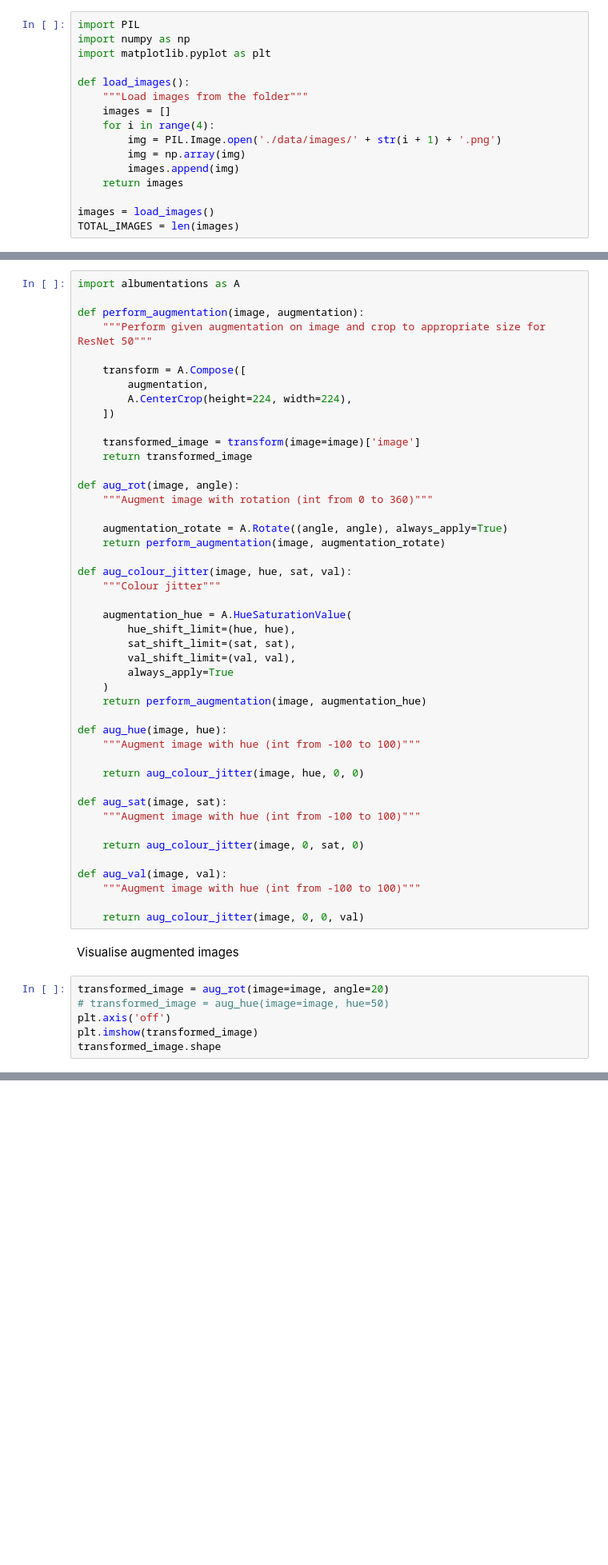
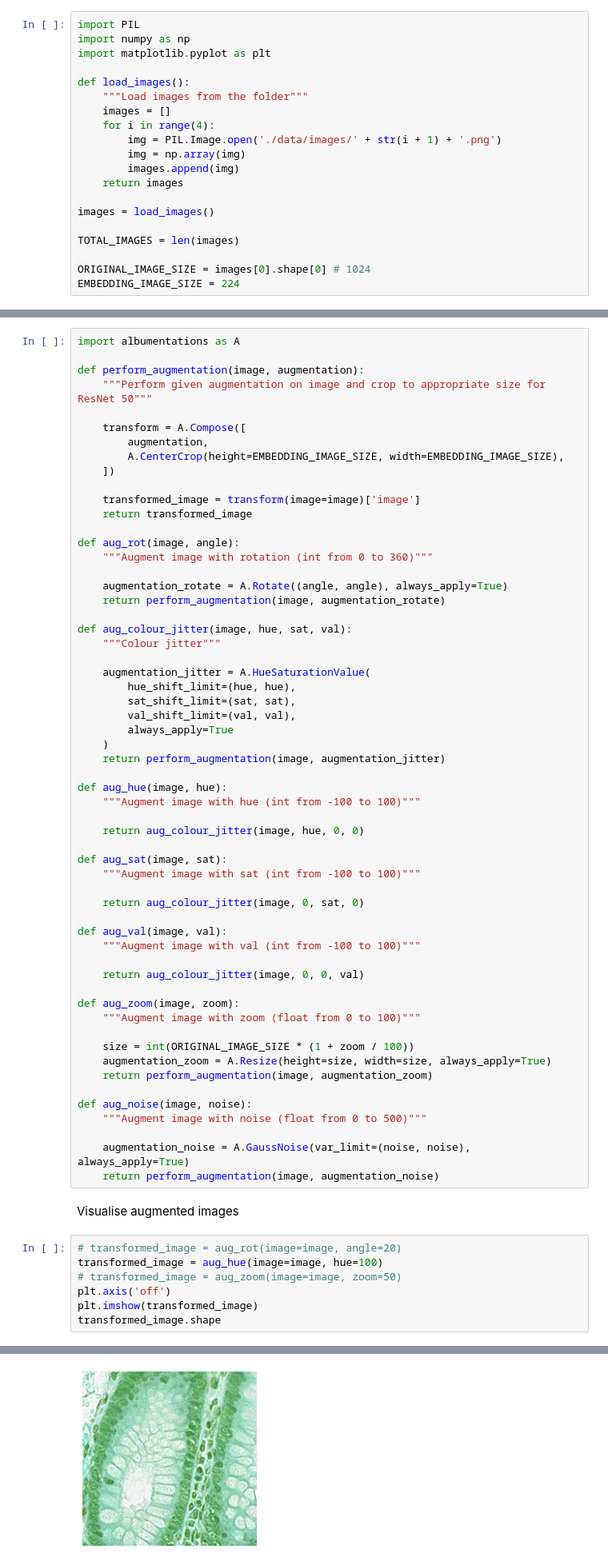
Before and after one commit to leandervaneekelen/emb-augmenter, a Jupyter notebook: experiment/neural_net.ipynb, the cells around one changed output, grey strips where cells are left out. Shown at 80% size. Saved outputs shown, nothing was run; the diff lists cells and outputs as text; blank space fills up the shorter version.

```diff
--- a/experiment/neural_net.ipynb
+++ b/experiment/neural_net.ipynb
@@ -17,7 +17,11 @@ def load_images():
     return images
 
 images = load_images()
+
 TOTAL_IMAGES = len(images)
+
+ORIGINAL_IMAGE_SIZE = images[0].shape[0] # 1024
+EMBEDDING_IMAGE_SIZE = 224
 # %% [markdown]
 Visualise images
 # %%
@@ -38,7 +45,7 @@ def perform_augmentation(image, augmentation):
 
     transform = A.Compose([
         augmentation,
-        A.CenterCrop(height=224, width=224),
+        A.CenterCrop(height=EMBEDDING_IMAGE_SIZE, width=EMBEDDING_IMAGE_SIZE),
     ])
 
     transformed_image = transform(image=image)['image']
@@ -53,13 +60,13 @@ def aug_rot(image, angle):
 def aug_colour_jitter(image, hue, sat, val):
     """Colour jitter"""
 
-    augmentation_hue = A.HueSaturationValue(
+    augmentation_jitter = A.HueSaturationValue(
         hue_shift_limit=(hue, hue),
         sat_shift_limit=(sat, sat),
         val_shift_limit=(val, val),
         always_apply=True
     )
-    return perform_augmentation(image, augmentation_hue)
+    return perform_augmentation(image, augmentation_jitter)
 
 def aug_hue(image, hue):
     """Augment image with hue (int from -100 to 100)"""
@@ -67,19 +74,34 @@ def aug_hue(image, hue):
     return aug_colour_jitter(image, hue, 0, 0)
 
 def aug_sat(image, sat):
-    """Augment image with hue (int from -100 to 100)"""
+    """Augment image with sat (int from -100 to 100)"""
 
     return aug_colour_jitter(image, 0, sat, 0)
 
 def aug_val(image, val):
-    """Augment image with hue (int from -100 to 100)"""
+    """Augment image with val (int from -100 to 100)"""
 
     return aug_colour_jitter(image, 0, 0, val)
+
+def aug_zoom(image, zoom):
+    """Augment image with zoom (float from 0 to 100)"""
+
+    size = int(ORIGINAL_IMAGE_SIZE * (1 + zoom / 100))
+    augmentation_zoom = A.Resize(height=size, width=size, always_apply=True)
+    return perform_augmentation(image, augmentation_zoom)
+
+def aug_noise(image, noise):
+    """Augment image with noise (float from 0 to 500)"""
+
+    augmentation_noise = A.GaussNoise(var_limit=(noise, noise), always_apply=True)
+    return perform_augmentation(image, augmentation_noise)
 # %% [markdown]
 Visualise augmented images
 # %%
-transformed_image = aug_rot(image=image, angle=20)
-# transformed_image = aug_hue(image=image, hue=50)
+# transformed_image = aug_rot(image=image, angle=20)
+transformed_image = aug_hue(image=image, hue=100)
+# transformed_image = aug_zoom(image=image, zoom=50)
 plt.axis('off')
 plt.imshow(transformed_image)
 transformed_image.shape
+# %% [output]
@@ -86,3 +109,4 @@ transformed_image.shape
+[figure, added]
 # %% [markdown]
 Convert PIL images into Pytorch tensors
 # %%
```
Also changed, not shown: parts of 26 cells of this notebook.
